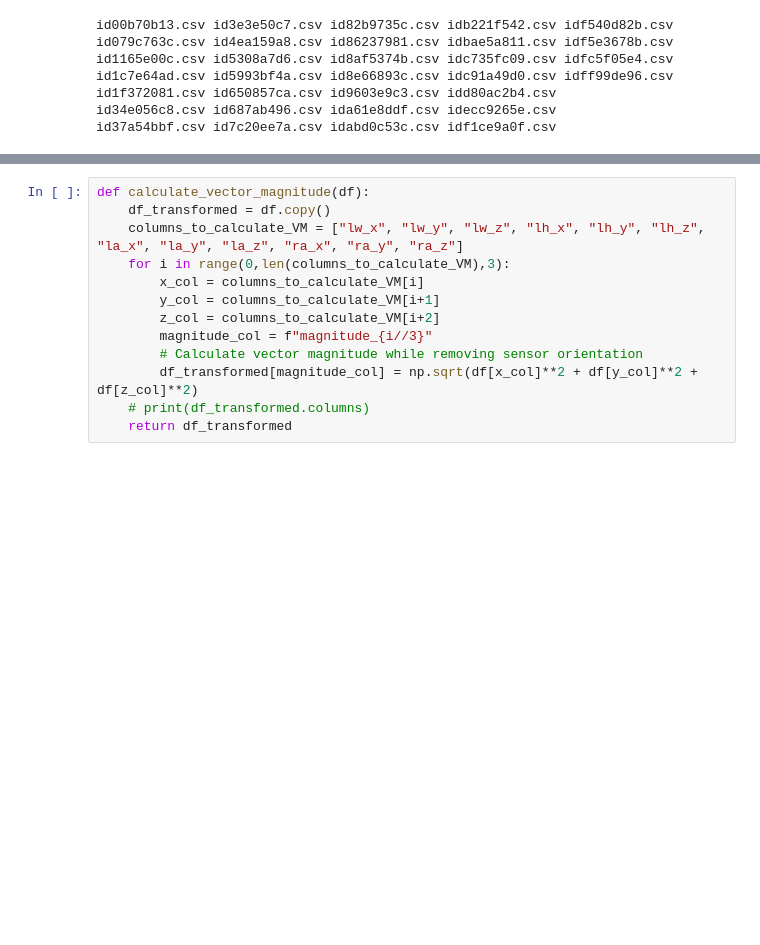
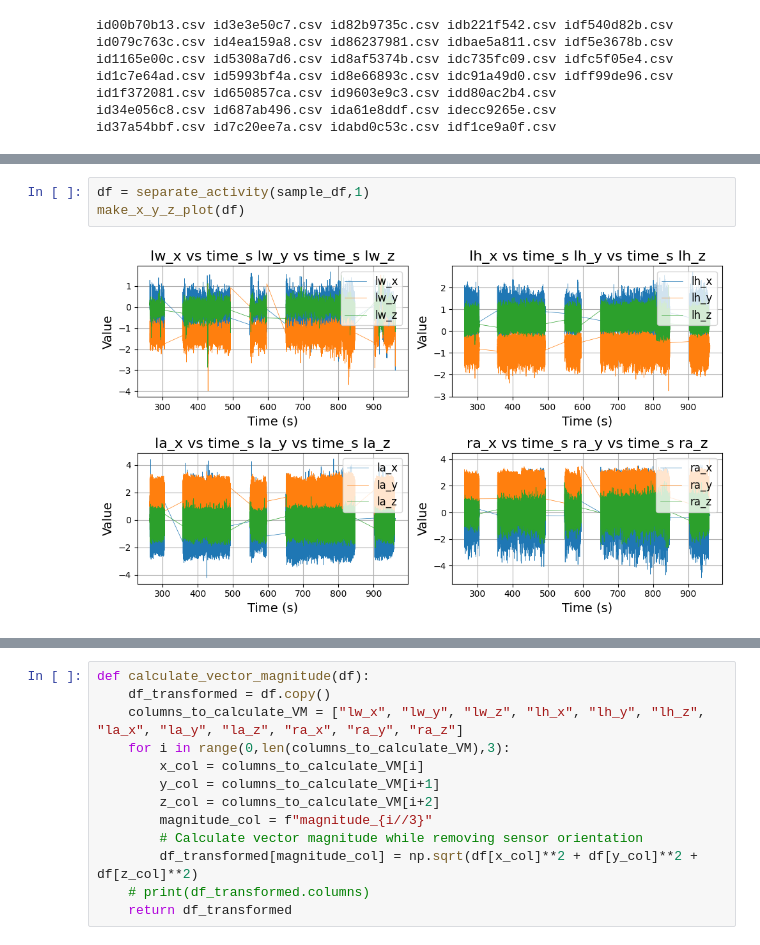
Before and after one commit to yalda-amirsoleymani/har-dataset-processing, a Jupyter notebook: data_preprocessing.ipynb, the cells around one changed output, grey strips where cells are left out. Cells and saved outputs as stored; diff of their text form; blank space fills up the shorter version.

```diff
--- a/data_preprocessing.ipynb
+++ b/data_preprocessing.ipynb
@@ -251,0 +149,5 @@ def data_processed(df):
+# %%
+df = separate_activity(sample_df,1)
+make_x_y_z_plot(df)
+# %% [output]
+[figure, added]
```
Also changed, not shown: parts of 34 cells of this notebook.
